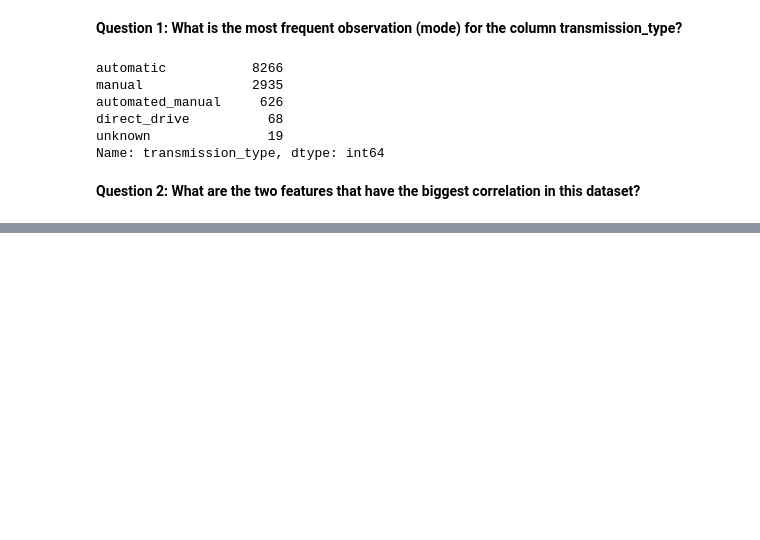
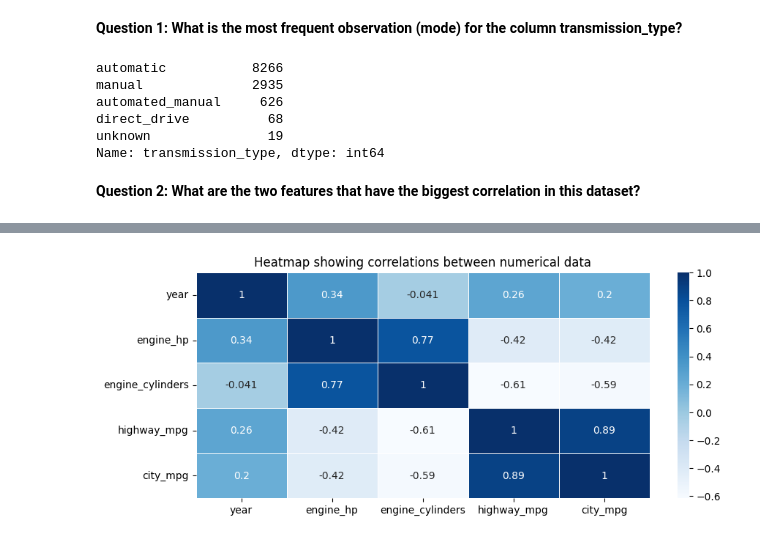
Before and after one commit to HannaPo/ML-zoomcamp, a Jupyter notebook: 03_classification.ipynb, the cells around one changed output, grey strips where cells are left out. Saved outputs shown, nothing was run; the diff lists cells and outputs as text; code cells hidden in the pictures; blank space fills up the shorter version.

```diff
--- a/03_classification.ipynb
+++ b/03_classification.ipynb
@@ -32,6 +38,8 @@ df.head()
 | 4 | BMW | 1 Series | 2011 | premium unleaded (required) | 230.0 | 6.0 | MANUAL | ... |
 # %% [markdown]
 **Data preparation**
+# %%
+df.rename(columns={'MSRP': 'price'}, inplace=True)
 # %%
 df.columns = df.columns.str.lower().str.replace(' ', '_')
 
@@ -49,0 +70,4 @@ Index(['make', 'model', 'year', 'engine_fuel_type', 'engine_hp',
+# %%
+columns_to_fill = ["engine_fuel_type", "engine_hp", "engine_cylinders", "number_of_doors", "market_category"]
+df[columns_to_fill] = df[columns_to_fill].fillna(0)
+df.isnull().sum()
@@ -50,6 +92,7 @@ Index(['make', 'model', 'year', 'engine_fuel_type', 'engine_hp',
 # %%
+df_selected = df.copy()
 selected_cols = ['make', 'model', 'year', 'engine_hp',
        'engine_cylinders', 'transmission_type', 'vehicle_style',
        'highway_mpg', 'city_mpg']
-df = df[selected_cols]
+df_selected = df_selected[selected_cols]
 # %%
@@ -80,0 +133,7 @@ Name: transmission_type, dtype: int64
+# %%
+plt.figure(figsize=(10,4))
+sns.heatmap(df_selected.corr(),annot=True,linewidths=.4, cmap="Blues")
+plt.title('Heatmap showing correlations between numerical data')
+plt.show()
+# %% [output]
+[figure, added]
```
Also changed, not shown: parts of 28 cells of this notebook.
